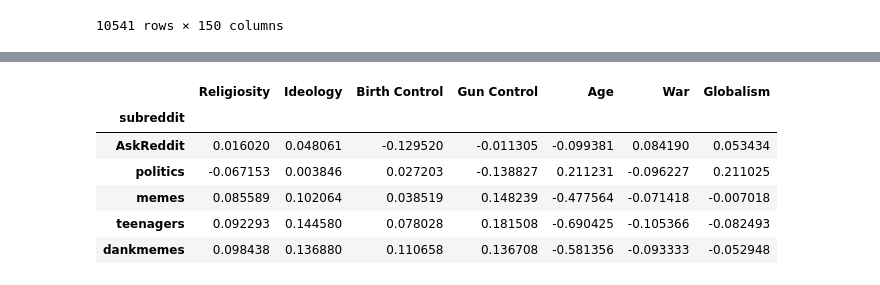
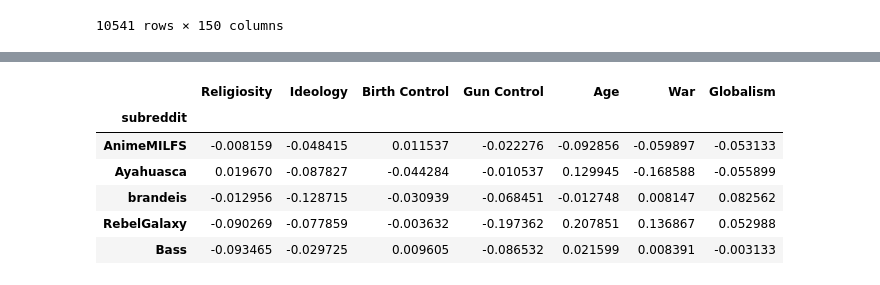
Before and after one commit to CSSLab/political-subreddits, a Jupyter notebook: Political_Dimensions.ipynb, the cells around one changed output, grey strips where cells are left out. Drawn from its saved outputs; the diff is of its cells as text; code cells hidden in the pictures.

```diff
--- a/Political_Dimensions.ipynb
+++ b/Political_Dimensions.ipynb
@@ -87,34 +86,34 @@ print(sample_subs)
 # %%
-proj_df = pd.DataFrame(dict(subreddit=embedding.index)).set_index("subreddit")
-proj_df = proj_df[proj_df.index.isin(sample_subs)]
+proj_df = pd.DataFrame(dict(subreddit=embedding.index)).set_index("subreddit").sample(n=1000,random_state=2)
+# proj_df = proj_df[proj_df.index.isin(sample_subs)]
 d = []
 for dim_info in dims:
     dim = calculate_dim(dim_info.subreddits,embedding)
     d.append(dim)
     projections = proj_df.index.map(lambda x: project_dim(dim,x,embedding))
     proj_df[dim_info.name] = projections
 
 proj_df.head()
 
 
 #     print("--------------------\n{} dimension\n\t* Average cosine similarity of transformations: {:.2f} (Std Deviation: {:.4f})".format(name,*stats))
 #     print("{} {} scale: {:.2f}".format("prolife",name,project_dim(dim,"prolife",embedding)))
 #     print("{} {} scale: {:.2f}".format("progun",name,project_dim(dim,"progun",embedding)))
 #     print("{} {} scale: {:.2f}".format("Conservative",name,project_dim(dim,"Conservative",embedding)))
 #     print("{} {} scale: {:.2f}".format("The_Donald",name,project_dim(dim,"The_Donald",embedding)))
 #     print("{} {} scale: {:.2f}".format("JoeBiden",name,project_dim(dim,"JoeBiden",embedding)))
 #     print("{} {} scale: {:.2f}".format("Pete_Buttigieg",name,project_dim(dim,"Pete_Buttigieg",embedding)))
 #     print("{} {} scale: {:.2f}".format("SandersForPresident",name,project_dim(dim,"SandersForPresident",embedding)))
 #     print("{} {} scale: {:.2f}".format("GunsAreCool",name,project_dim(dim,"GunsAreCool",embedding)))
 #     print("{} {} scale: {:.2f}".format("prochoice",name,project_dim(dim,"prochoice",embedding)))
 # %% [output]
 |  | Religiosity | Ideology | Birth Control | Gun Control | Age | War | Globalism |
 | subreddit |  |  |  |  |  |  |  |
-| AskReddit | 0.016020 | 0.048061 | -0.129520 | -0.011305 | -0.099381 | 0.084190 | 0.053434 |
-| politics | -0.067153 | 0.003846 | 0.027203 | -0.138827 | 0.211231 | -0.096227 | 0.211025 |
-| memes | 0.085589 | 0.102064 | 0.038519 | 0.148239 | -0.477564 | -0.071418 | -0.007018 |
-| teenagers | 0.092293 | 0.144580 | 0.078028 | 0.181508 | -0.690425 | -0.105366 | -0.082493 |
-| dankmemes | 0.098438 | 0.136880 | 0.110658 | 0.136708 | -0.581356 | -0.093333 | -0.052948 |
+| AnimeMILFS | -0.008159 | -0.048415 | 0.011537 | -0.022276 | -0.092856 | -0.059897 | -0.053133 |
+| Ayahuasca | 0.019670 | -0.087827 | -0.044284 | -0.010537 | 0.129945 | -0.168588 | -0.055899 |
+| brandeis | -0.012956 | -0.128715 | -0.030939 | -0.068451 | -0.012748 | 0.008147 | 0.082562 |
+| RebelGalaxy | -0.090269 | -0.077859 | -0.003632 | -0.197362 | 0.207851 | 0.136867 | 0.052988 |
+| Bass | -0.093465 | -0.029725 | 0.009605 | -0.086532 | 0.021599 | 0.008391 | -0.003133 |
 # %%
 fig = go.Figure()
 d_names = [d.name for d in dims]
```
Also changed, not shown: parts of 2 cells of this notebook, 46 other files.
